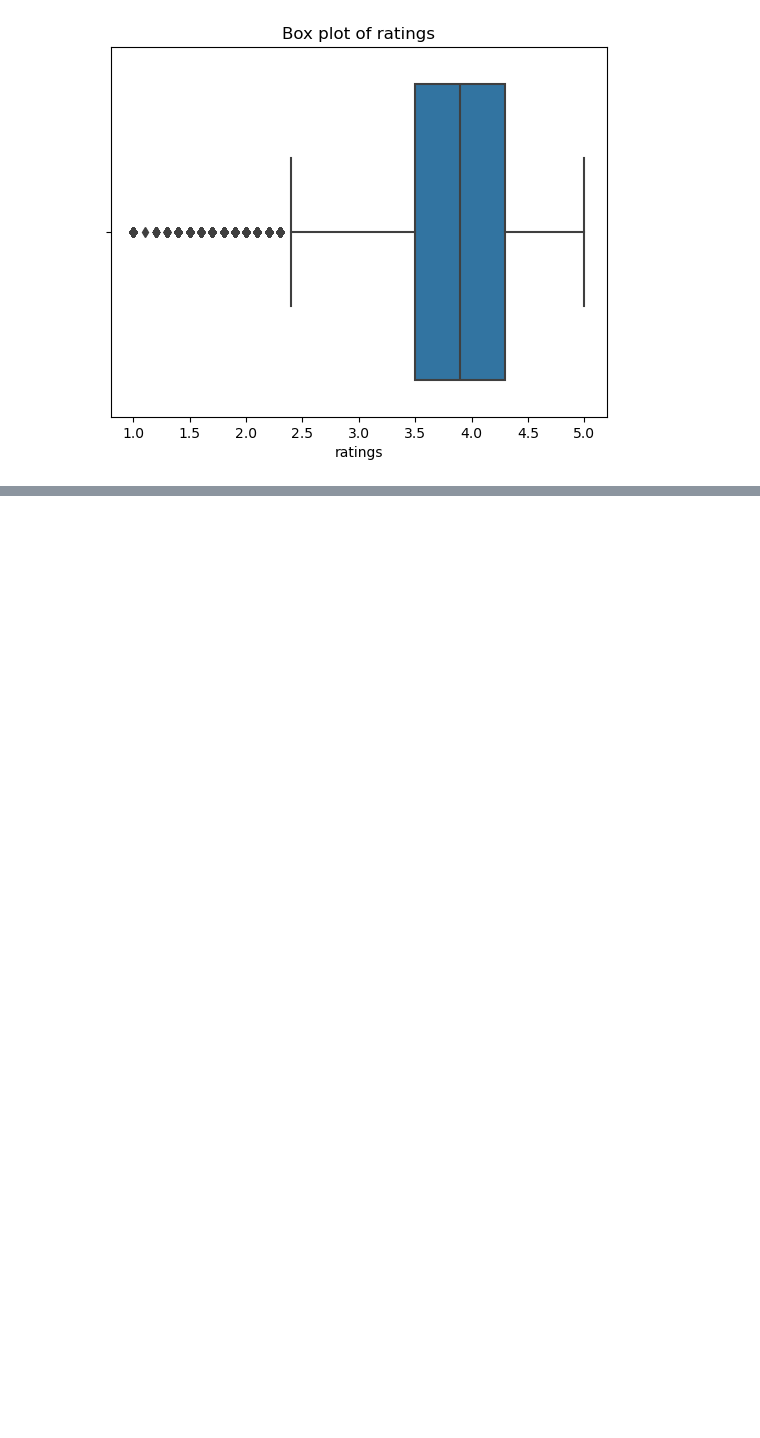
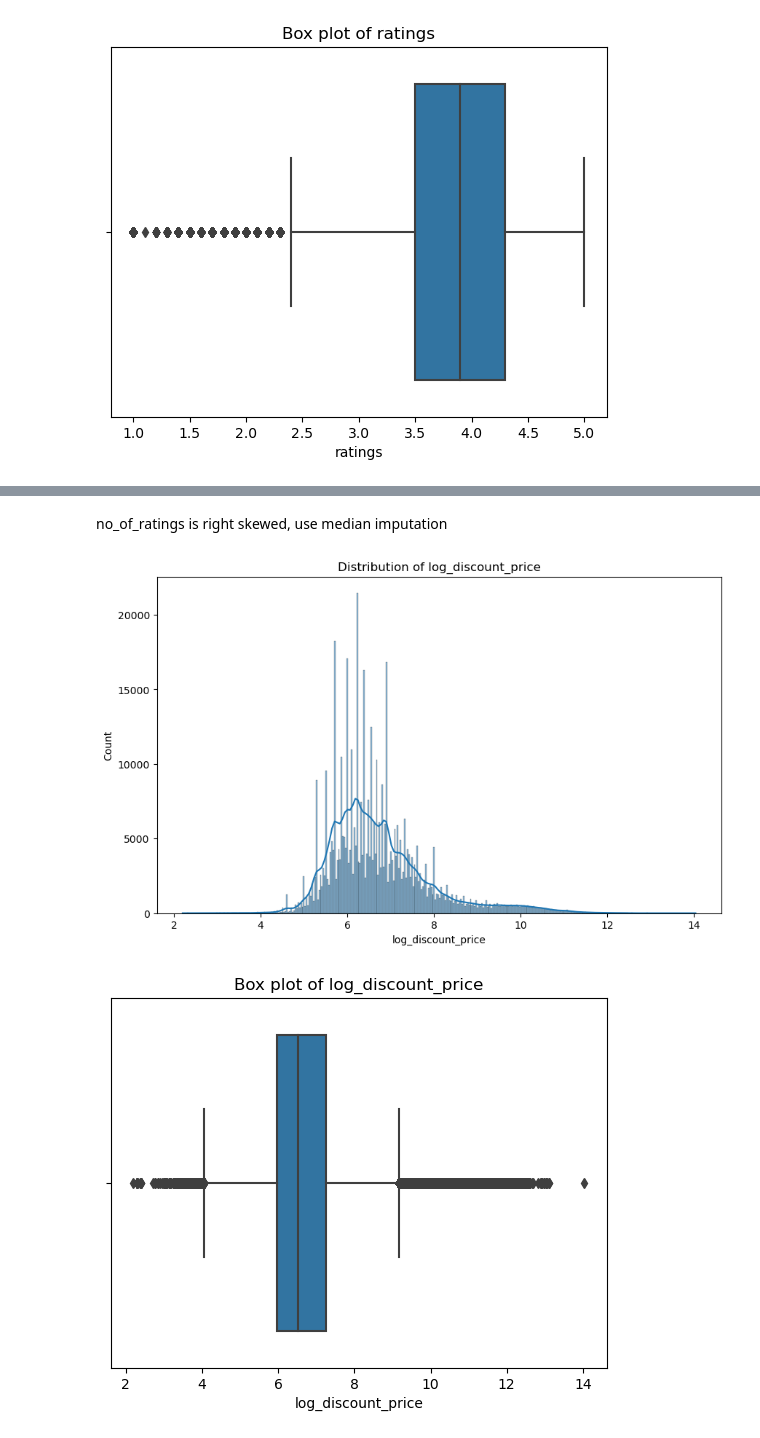
Before and after one commit to HSanny/ecomm_recommender, a Jupyter notebook: recommender.ipynb, the cells around one changed output, grey strips where cells are left out. Drawn from its saved outputs; the diff is of its cells as text; code cells hidden in the pictures; blank space fills up the shorter version.

```diff
--- a/recommender.ipynb
+++ b/recommender.ipynb
@@ -294,0 +308,18 @@ data[ratings_null]
+# %% [markdown]
+no_of_ratings is right skewed, use median imputation
+# %%
+# visualization for discount_price
+
+data['log_discount_price'] = np.log1p(data['discount_price'])
+
+plt.figure(figsize = (10,6))
+sns.histplot(data['log_discount_price'], kde = True)
+plt.title(f'Distribution of log_discount_price')
+plt.show()
+
+sns.boxplot(x=data['log_discount_price'])
+plt.title(f'Box plot of log_discount_price')
+plt.show()
+# %% [output]
+[figure, added]
+[figure, added]
```
Also changed, not shown: parts of 20 cells of this notebook.
